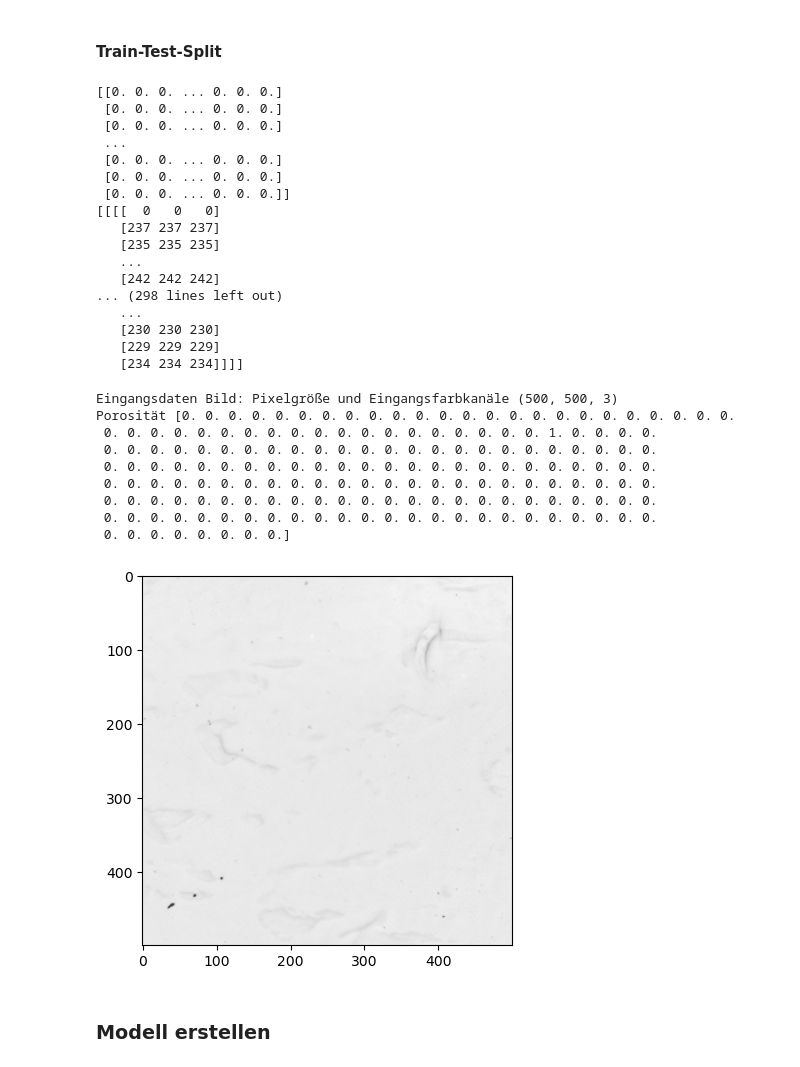
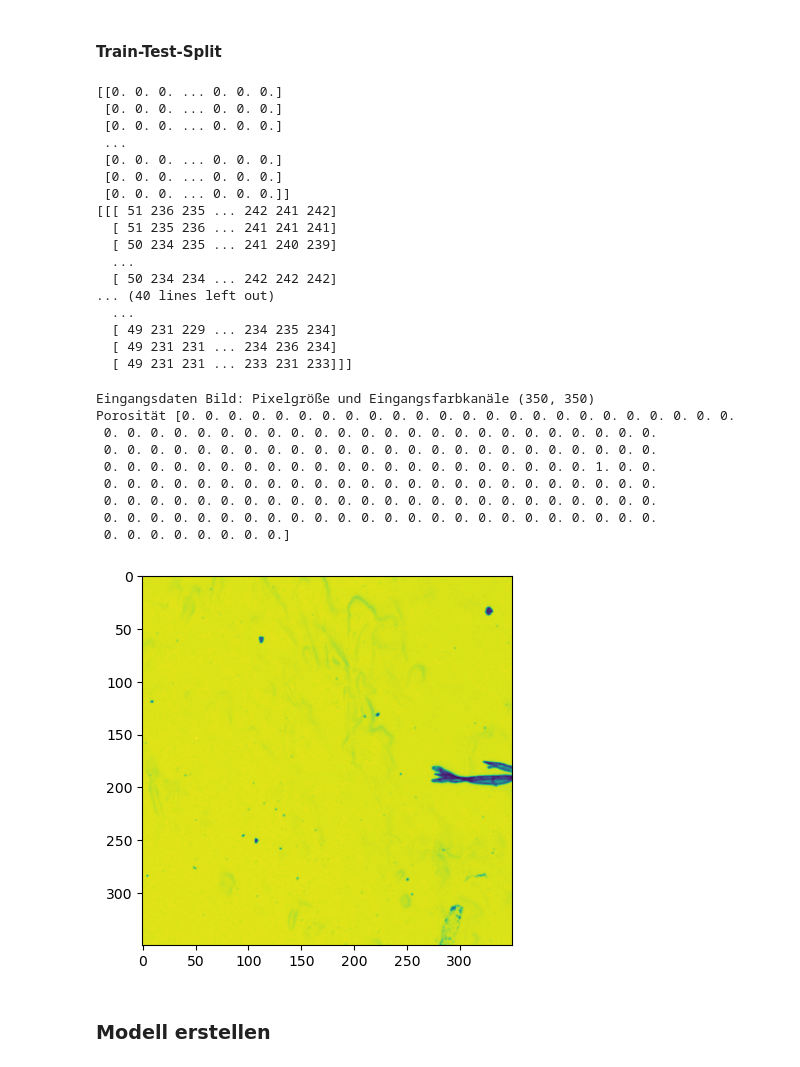
Before and after one commit to fbnschstr/Projektarbeit-RMM, a Jupyter notebook: Klassifikationsmodell.ipynb, the cells around one changed output. Drawn from its saved outputs; the diff is of its cells as text; code cells hidden in the pictures.

Commit message:
gefixtes Klassifkationsmodell (es fehlen noch die richtigen Daten und das Training)

```diff
--- a/Klassifikationsmodell.ipynb
+++ b/Klassifikationsmodell.ipynb
@@ -82,6 +82,9 @@ df.head()
 # %% [markdown]
 #### Umwandeln von Bildern und Werten aus der Liste in ein Array
 # %%
+X_resized = 350
+Y_resized = 350
+
 X = []
 y = []
 
@@ -89,7 +92,9 @@ import_data = pd.read_excel(df_path)
 for index, row in import_data.iterrows():
     img_name = row['Bildname']
     img_path = os.path.join(pics_path, img_name)
-    img = cv2.imread(img_path)
+    img_rgb = cv2.imread(img_path)
+    img_grey = cv2.cvtColor(img_rgb, cv2.COLOR_BGR2GRAY)
+    img = cv2.resize(img_grey, (X_resized, Y_resized))
     X.append(img)
     y.append(row['Klassen'])
 
@@ -118,33 +123,33 @@ print(X_test)
  [0. 0. 0. ... 0. 0. 0.]
  [0. 0. 0. ... 0. 0. 0.]
  [0. 0. 0. ... 0. 0. 0.]]
-[[[[  0   0   0]
-   [237 237 237]
-   [235 235 235]
-   ...
-   [242 242 242]
-... (298 lines left out)
-   ...
-   [230 230 230]
-   [229 229 229]
-   [234 234 234]]]]
+[[[ 51 236 235 ... 242 241 242]
+  [ 51 235 236 ... 241 241 241]
+  [ 50 234 235 ... 241 240 239]
+  ...
+  [ 50 234 234 ... 242 242 242]
+... (40 lines left out)
+  ...
+  [ 49 231 229 ... 234 235 234]
+  [ 49 231 231 ... 234 236 234]
+  [ 49 231 231 ... 233 231 233]]]
 # %%
-plt.imshow(X_train[1000])
+plt.imshow(X_train[1078])
 plt.show
 
 print("Eingangsdaten Bild: Pixelgröße und Eingangsfarbkanäle", X_train[1000].shape)
-print("Porosität",y_train_cat[1000])
+print("Porosität",y_train_cat[1078])
 # %% [output]
-Eingangsdaten Bild: Pixelgröße und Eingangsfarbkanäle (500, 500, 3)
+Eingangsdaten Bild: Pixelgröße und Eingangsfarbkanäle (350, 350)
 Porosität [0. 0. 0. 0. 0. 0. 0. 0. 0. 0. 0. 0. 0. 0. 0. 0. 0. 0. 0. 0. 0. 0. 0. 0.
- 0. 0. 0. 0. 0. 0. 0. 0. 0. 0. 0. 0. 0. 0. 0. 0. 0. 0. 0. 1. 0. 0. 0. 0.
  0. 0. 0. 0. 0. 0. 0. 0. 0. 0. 0. 0. 0. 0. 0. 0. 0. 0. 0. 0. 0. 0. 0. 0.
  0. 0. 0. 0. 0. 0. 0. 0. 0. 0. 0. 0. 0. 0. 0. 0. 0. 0. 0. 0. 0. 0. 0. 0.
+ 0. 0. 0. 0. 0. 0. 0. 0. 0. 0. 0. 0. 0. 0. 0. 0. 0. 0. 0. 0. 0. 1. 0. 0.
  0. 0. 0. 0. 0. 0. 0. 0. 0. 0. 0. 0. 0. 0. 0. 0. 0. 0. 0. 0. 0. 0. 0. 0.
  0. 0. 0. 0. 0. 0. 0. 0. 0. 0. 0. 0. 0. 0. 0. 0. 0. 0. 0. 0. 0. 0. 0. 0.
  0. 0. 0. 0. 0. 0. 0. 0. 0. 0. 0. 0. 0. 0. 0. 0. 0. 0. 0. 0. 0. 0. 0. 0.
  0. 0. 0. 0. 0. 0. 0. 0.]
-[figure, old version]
+[figure, new version]
 # %% [markdown]
 ### Modell erstellen
 # %%
```
Also changed, not shown: parts of 3 cells of this notebook, 3 other files.
